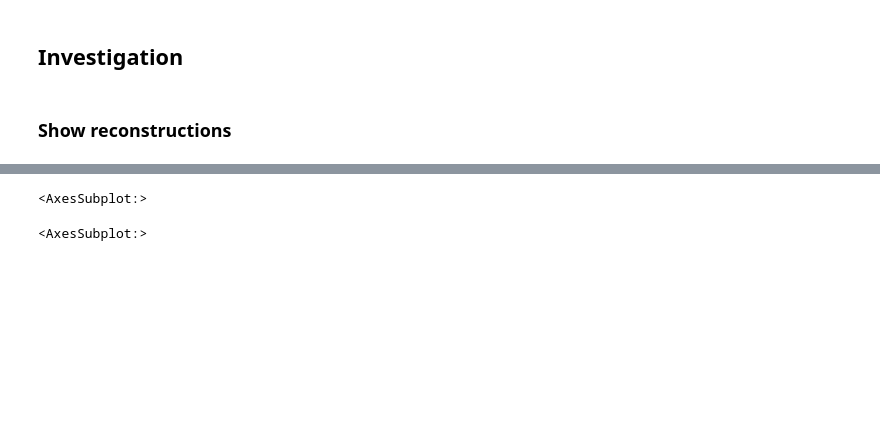
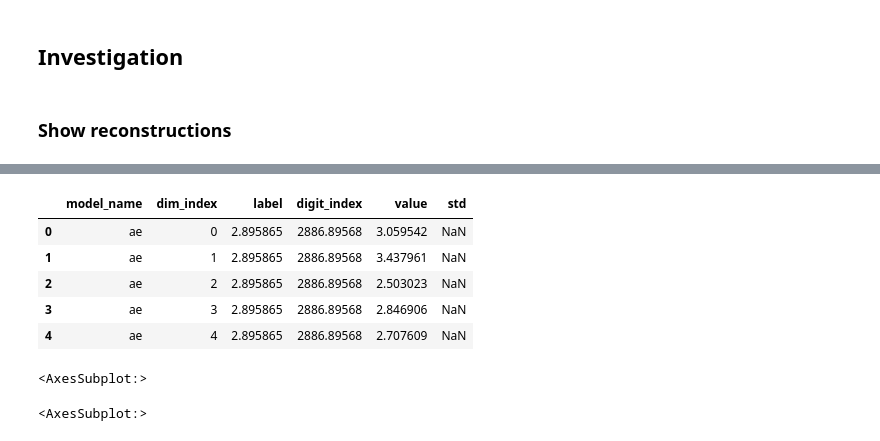
Before and after one commit to AllaVinner/JL-ML, a Jupyter notebook: src/Investigate-Copy1.ipynb, the cells around one changed output, grey strips where cells are left out. Saved outputs shown, nothing was run; the diff lists cells and outputs as text; code cells hidden in the pictures; blank space fills up the shorter version.

```diff
--- a/src/Investigate-Copy1.ipynb
+++ b/src/Investigate-Copy1.ipynb
@@ -154,3 +159,12 @@ model_df['latent_base'] = latent_base_list
+# %%
+dimension_std_df.head()
+# %% [output]
+|  | model_name | dim_index | label | digit_index | value | std |
+| 0 | ae | 0 | 2.895865 | 2886.89568 | 3.059542 | NaN |
+| 1 | ae | 1 | 2.895865 | 2886.89568 | 3.437961 | NaN |
+| 2 | ae | 2 | 2.895865 | 2886.89568 | 2.503023 | NaN |
+| 3 | ae | 3 | 2.895865 | 2886.89568 | 2.846906 | NaN |
+| 4 | ae | 4 | 2.895865 | 2886.89568 | 2.707609 | NaN |
 # %%
 num_col = 4
 num_row = 3
```
Also changed, not shown: parts of 37 cells of this notebook, 4 other files.
